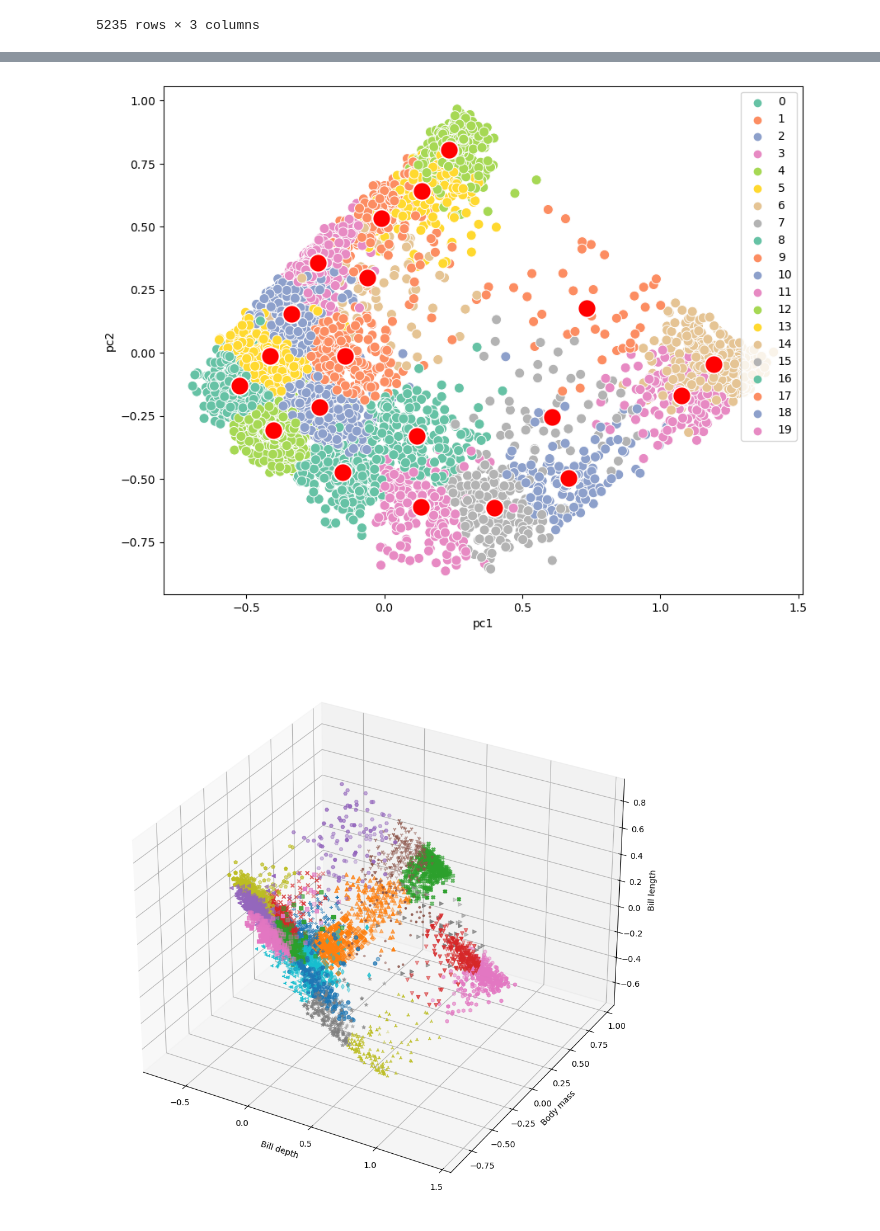
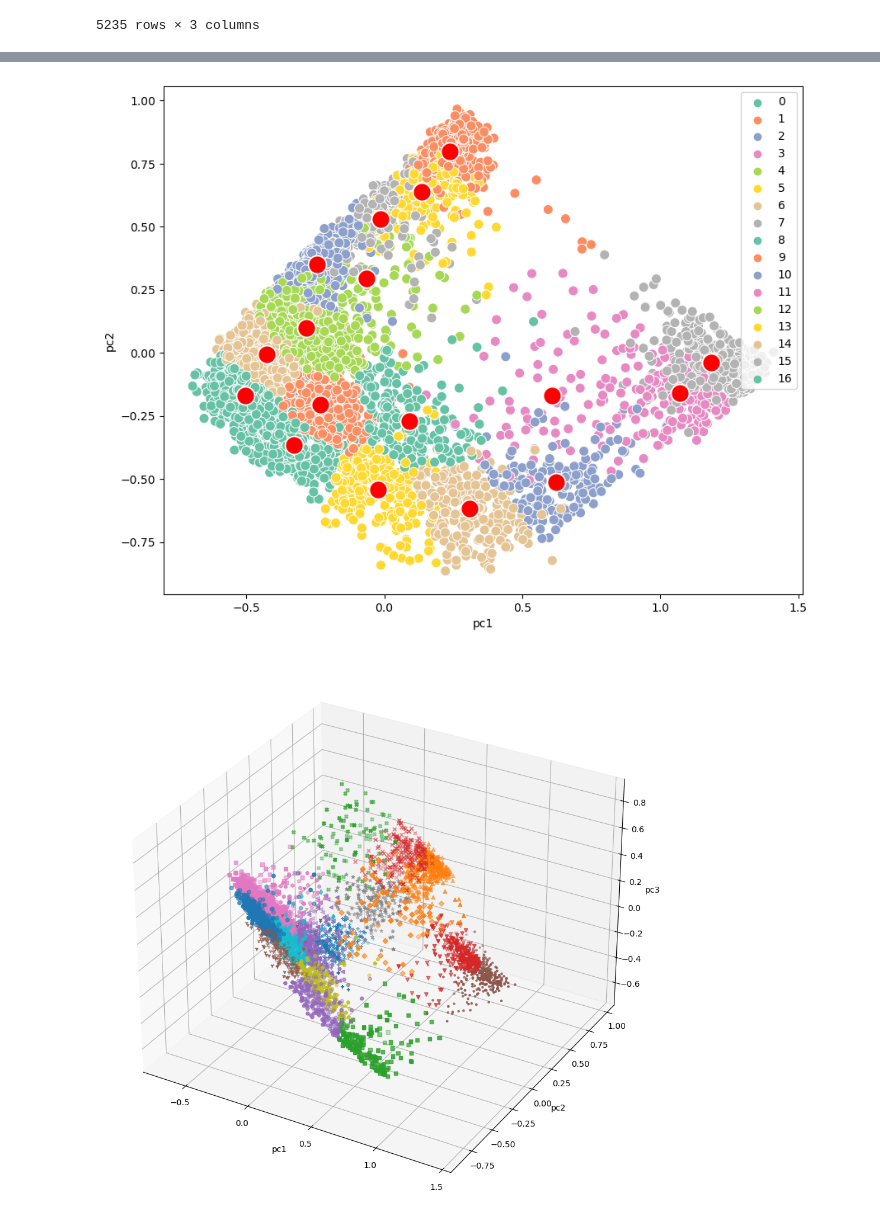
Before and after one commit to KarolSloDur/projects, a Jupyter notebook: pca_20clust.ipynb, the cells around one changed output, grey strips where cells are left out. Drawn from its saved outputs; the diff is of its cells as text; code cells hidden in the pictures.

```diff
--- a/pca_20clust.ipynb
+++ b/pca_20clust.ipynb
@@ -139,8 +122,10 @@ pca_table
+# %%
+pca_table.drop(columns='cluster' , inplace=True)
 # %%
 from sklearn.cluster import KMeans
 
 
-kmeans = KMeans(n_clusters=20)
+kmeans = KMeans(n_clusters=17)
 kmeans.fit(pca_table)
 clusters = kmeans.predict(pca_table)
 # %%
@@ -190,31 +255,31 @@ sns.scatterplot(data=plot_data, x='pc1', y='pc2', hue='cluster', palette='Set2',
 sns.scatterplot(data=cl_pos, x='pc1', y='pc2', color='red', s=250)
 plt.show()
 # %% [output]
-[figure, old version]
+[figure, new version]
 # %%
 import matplotlib.pyplot as plt
 import random
 colors = ['r','g','b','m','c','y','k','w']
 markers = ['o', '^','s',"v","<","1","h","*","p","d",'+',"D","X","x","H",".",","
 
 ,">","2","3","4","8"
 
 
 
 ]
 fig = plt.figure(figsize=(12, 12))
 ax = fig.add_subplot(projection='3d')
 
 # ax.scatter(plot_data['bill_depth_mm'], plot_data['bill_length_mm'], plot_data['flipper_length_mm'])
 for marker, d in plot_data.groupby('cluster'):
     ax.scatter(d['pc1'], d['pc2'], d['pc3'], marker=markers[marker], label=d['cluster'])
 
-ax.set_xlabel('Bill depth')
-ax.set_ylabel('Body mass')
-ax.set_zlabel('Bill length')
+ax.set_xlabel('pc1')
+ax.set_ylabel('pc2')
+ax.set_zlabel('pc3')
 plt.show()
 # %% [output]
-[figure, old version]
+[figure, new version]
 # %%
 from sklearn.cluster import KMeans
 
```
Also changed, not shown: parts of 18 cells of this notebook.
